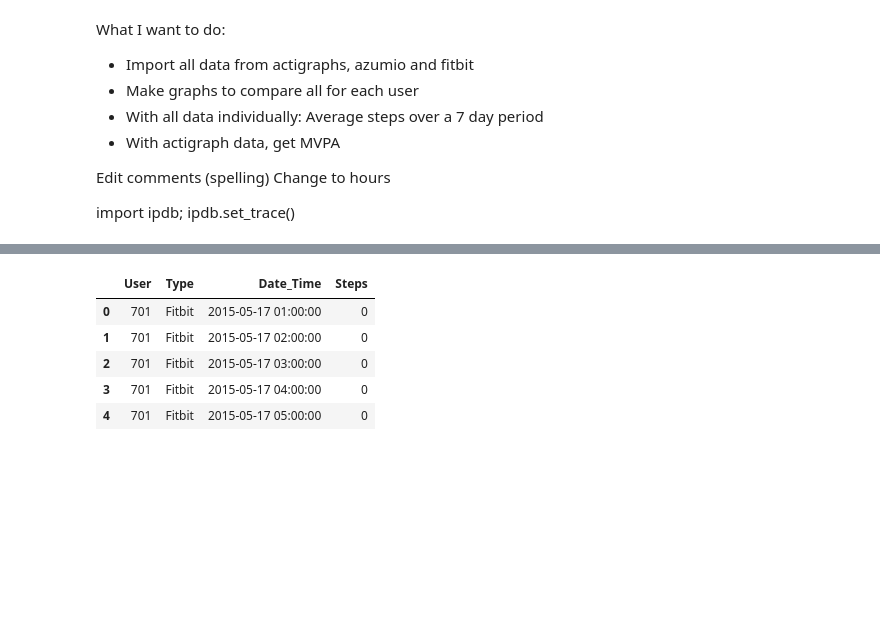
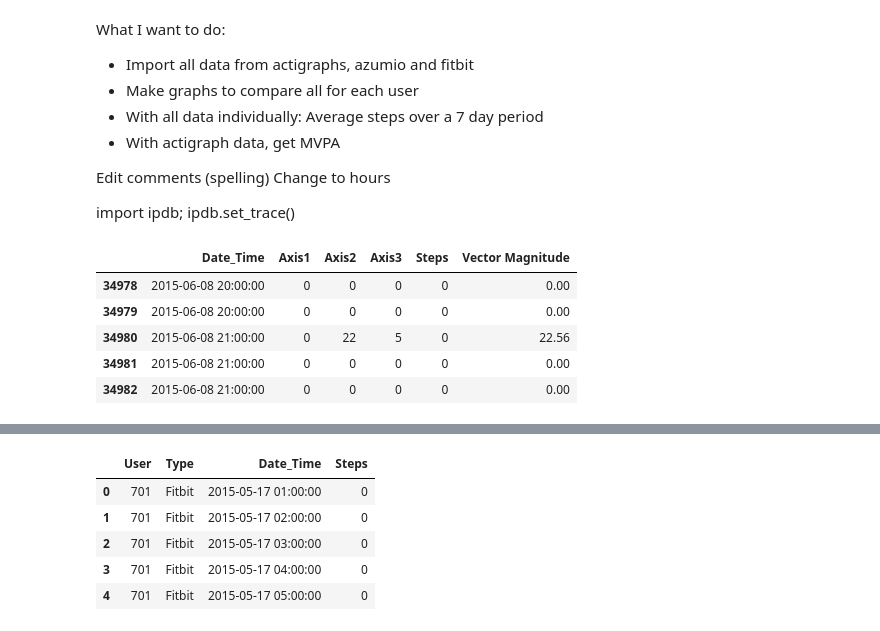
Before and after one commit to mpera/MIDS, a Jupyter notebook: MIDS .ipynb, the cells around one changed output, grey strips where cells are left out. Cells and saved outputs as stored; diff of their text form; code cells hidden in the pictures; blank space fills up the shorter version.

```diff
--- a/MIDS .ipynb
+++ b/MIDS .ipynb
@@ -33,6 +33,22 @@ dates = pd.read_csv('/Users/megan/Desktop/MIDS project/Dates.csv', index_col=0,
 
 # Defining a variable for minuties of moderate to vigorous physical activity threshold
 mvpa_threshold = 1951
+# %%
+#accel = pd.read_csv("/Users/megan/Desktop/MIDS project/Accel CSV data/User701_ActigraphMay.csv", skipinitialspace=True, parse_dates=[['Date','Time']])
+accel['Date_Time'] = accel['Date_Time'].apply(lambda dt: datetime.datetime(dt.year, dt.month, dt.day, dt.hour, 0))
+user_id = int(os.path.basename(file).split("_")[0].replace('User',''))
+
+offset = int(dates.loc[user_id].Offset)
+accel['Date_Time'] += datetime.timedelta(hours=offset)
+
+accel.tail()
+# %% [output]
+|  | Date_Time | Axis1 | Axis2 | Axis3 | Steps | Vector Magnitude |
+| 34978 | 2015-06-08 20:00:00 | 0 | 0 | 0 | 0 | 0.00 |
+| 34979 | 2015-06-08 20:00:00 | 0 | 0 | 0 | 0 | 0.00 |
+| 34980 | 2015-06-08 21:00:00 | 0 | 22 | 5 | 0 | 22.56 |
+| 34981 | 2015-06-08 21:00:00 | 0 | 0 | 0 | 0 | 0.00 |
+| 34982 | 2015-06-08 21:00:00 | 0 | 0 | 0 | 0 | 0.00 |
 # %%
 # Creating an empty data frame to store individual data frames from the following for loop
 total = pd.DataFrame()
```
Also changed, not shown: parts of 3 cells of this notebook.
